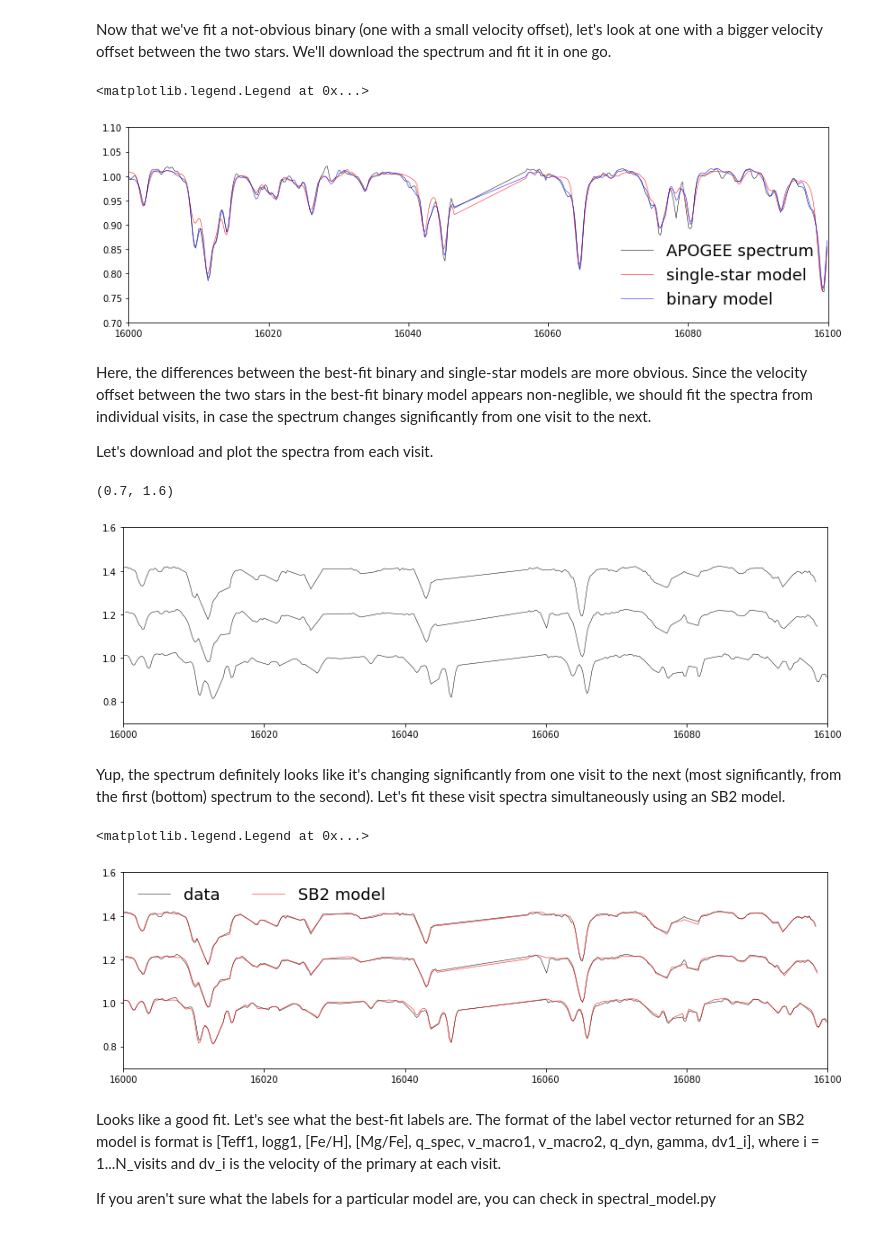
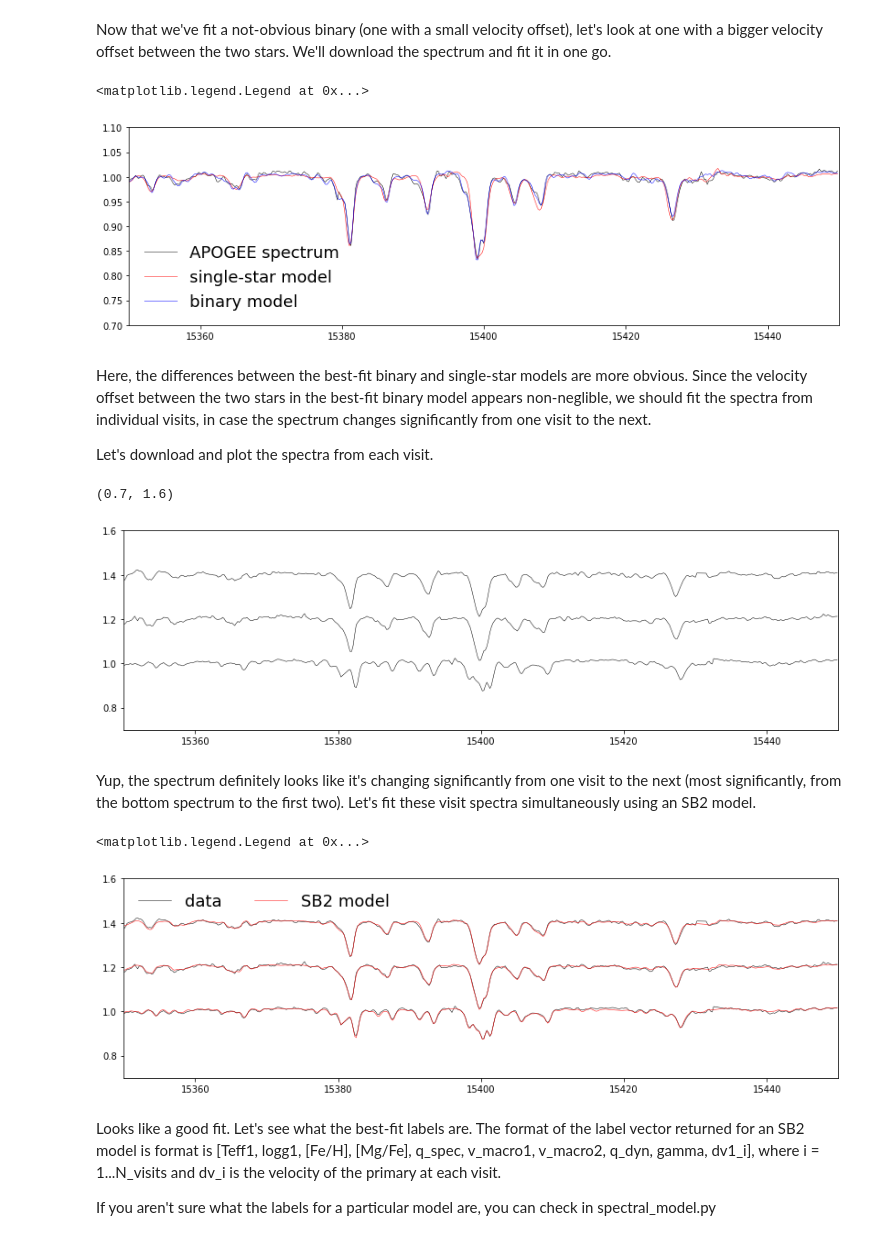
Before and after one commit to tingyuansen/binspec_plus, a Jupyter notebook: tutorial.ipynb, the cells around one changed output. Cells and saved outputs as stored; diff of their text form; code cells hidden in the pictures.

```diff
--- a/tutorial.ipynb
+++ b/tutorial.ipynb
@@ -38,7 +37,7 @@ real_spec = spectral_model.get_normalized_spectrum_single_star(labels = real_lab
                 spec_err = spec_err)
 
 # zoom in on a small region of the spectrum so we can see what's going on.
-lambda_min, lambda_max = 16000, 16100# for plotting
+lambda_min, lambda_max = 15350, 15450# for plotting
 m = (wavelength < lambda_max) & (wavelength > lambda_min)
 plt.figure(figsize=(14, 4))
 plt.plot(wavelength[m], real_spec[m], 'k', lw=0.5)
@@ -188,30 +187,30 @@ Now that we've fit a not-obvious binary (one with a small velocity offset), let'
 # %%
 apogee_id = '2M13080617+1753494'
 spec, spec_err = process_spectra.get_combined_spectrum_single_object(apogee_id = apogee_id,
                     catalog = None, save_local = False)
 
 # fit single-star model
 popt_single, pcov, single_spec = fitting.fit_normalized_spectrum_single_star_model(norm_spec = spec,
         spec_err = spec_err, NN_coeffs_norm = NN_coeffs_norm, NN_coeffs_flux = NN_coeffs_flux,
         p0 = None, num_p0 = 1)
 
 # fit binary model.
 popt_binary, pcov, bin_spec = fitting.fit_normalized_spectrum_binary_model(norm_spec = spec,
         spec_err = spec_err, NN_coeffs_norm = NN_coeffs_norm, NN_coeffs_flux = NN_coeffs_flux,
         NN_coeffs_R = NN_coeffs_R, NN_coeffs_Teff2_logg2 = NN_coeffs_Teff2_logg2,
         p0_single = popt_single, num_p0 = 10)
 
 m = (spec_err < 0.1) & (wavelength < lambda_max) & (wavelength > lambda_min)
 plt.figure(figsize=(14, 4))
 plt.plot(wavelength[m], spec[m], 'k', lw=0.5, label = 'APOGEE spectrum')
 plt.plot(wavelength[m], single_spec[m], 'r', lw=0.5, label = 'single-star model')
 plt.plot(wavelength[m], bin_spec[m], 'b', lw=0.5, label = 'binary model')
-plt.xlim(16000, 16100)
+plt.xlim(15350, 15450)
 plt.ylim(0.7, 1.1)
 plt.legend(loc = 'best', frameon = False, fontsize= 18)
 # %% [output]
 <matplotlib.legend.Legend at 0x...>
-[figure, old version]
+[figure, new version]
 # %% [markdown]
 Here, the differences between the best-fit binary and single-star models are more obvious. Since the velocity offset between the two stars in the best-fit binary model appears non-neglible, we should fit the spectra from individual visits, in case the spectrum changes significantly from one visit to the next.
 
@@ -231,9 +230,9 @@ plt.xlim(lambda_min, lambda_max)
 plt.ylim(0.7, 1.6)
 # %% [output]
 (0.7, 1.6)
-[figure, old version]
+[figure, new version]
 # %% [markdown]
-Yup, the spectrum definitely looks like it's changing significantly from one visit to the next (most significantly, from the first (bottom) spectrum to the second). Let's fit these visit spectra simultaneously using an SB2 model.
+Yup, the spectrum definitely looks like it's changing significantly from one visit to the next (most significantly, from the bottom spectrum to the first two). Let's fit these visit spectra simultaneously using an SB2 model.
 # %%
 sb2_labels, pcov, sb2_models = fitting.fit_visit_spectra_sb2_model(
         norm_spectra = all_specs, spec_errs = all_err,
@@ -254,7 +253,7 @@ plt.ylim(0.7, 1.6)
 plt.legend(loc = 'upper left', frameon = False, ncol = 2, fontsize = 18)
 # %% [output]
 <matplotlib.legend.Legend at 0x...>
-[figure, old version]
+[figure, new version]
 # %% [markdown]
 Looks like a good fit. Let's see what the best-fit labels are. The format of the label vector returned for an SB2 model is format is [Teff1, logg1, [Fe/H], [Mg/Fe], q_spec, v_macro1, v_macro2, q_dyn, gamma, dv1_i],
 where i = 1...N_visits and dv_i is the velocity of the primary at each visit.
```
Also changed, not shown: parts of 15 cells of this notebook, 1 other file.
